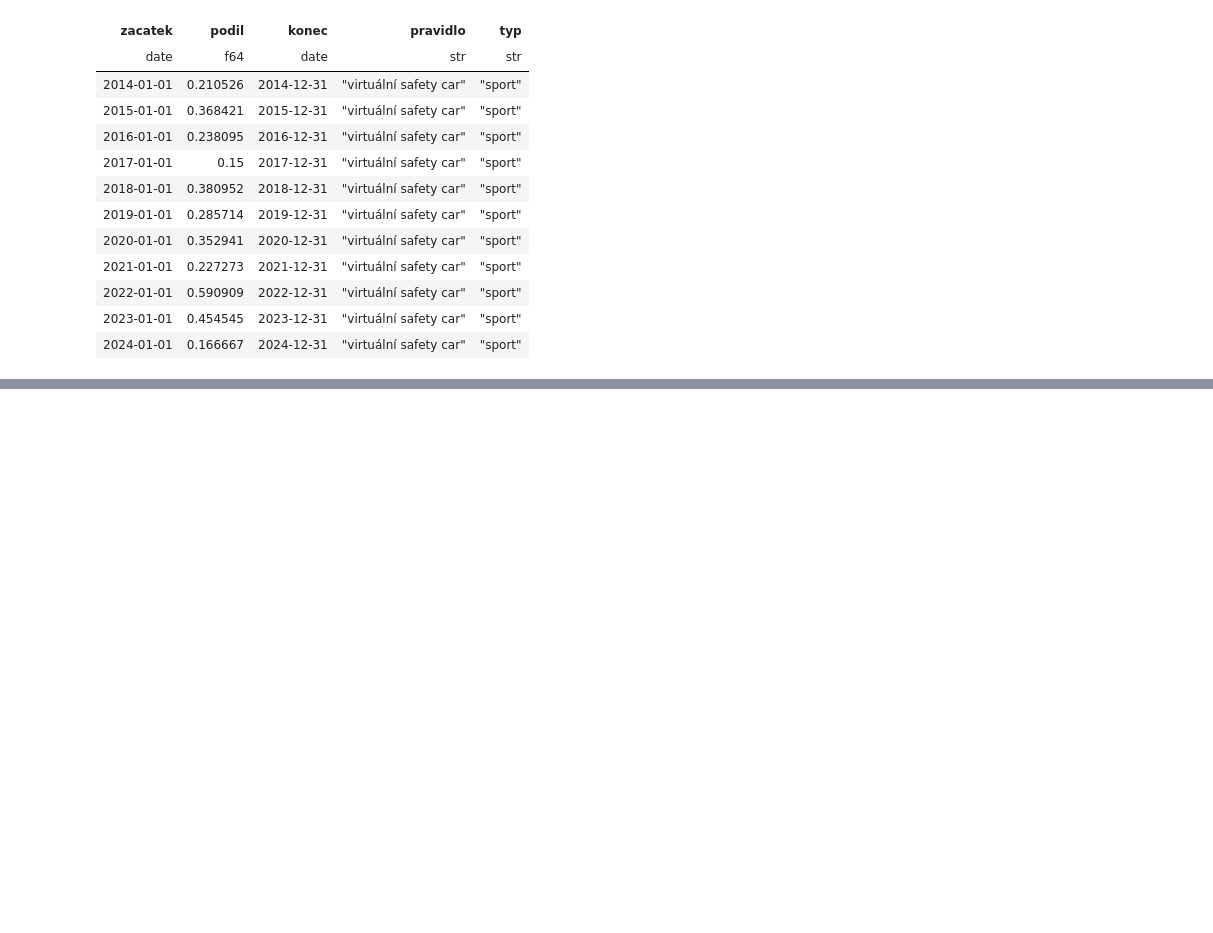
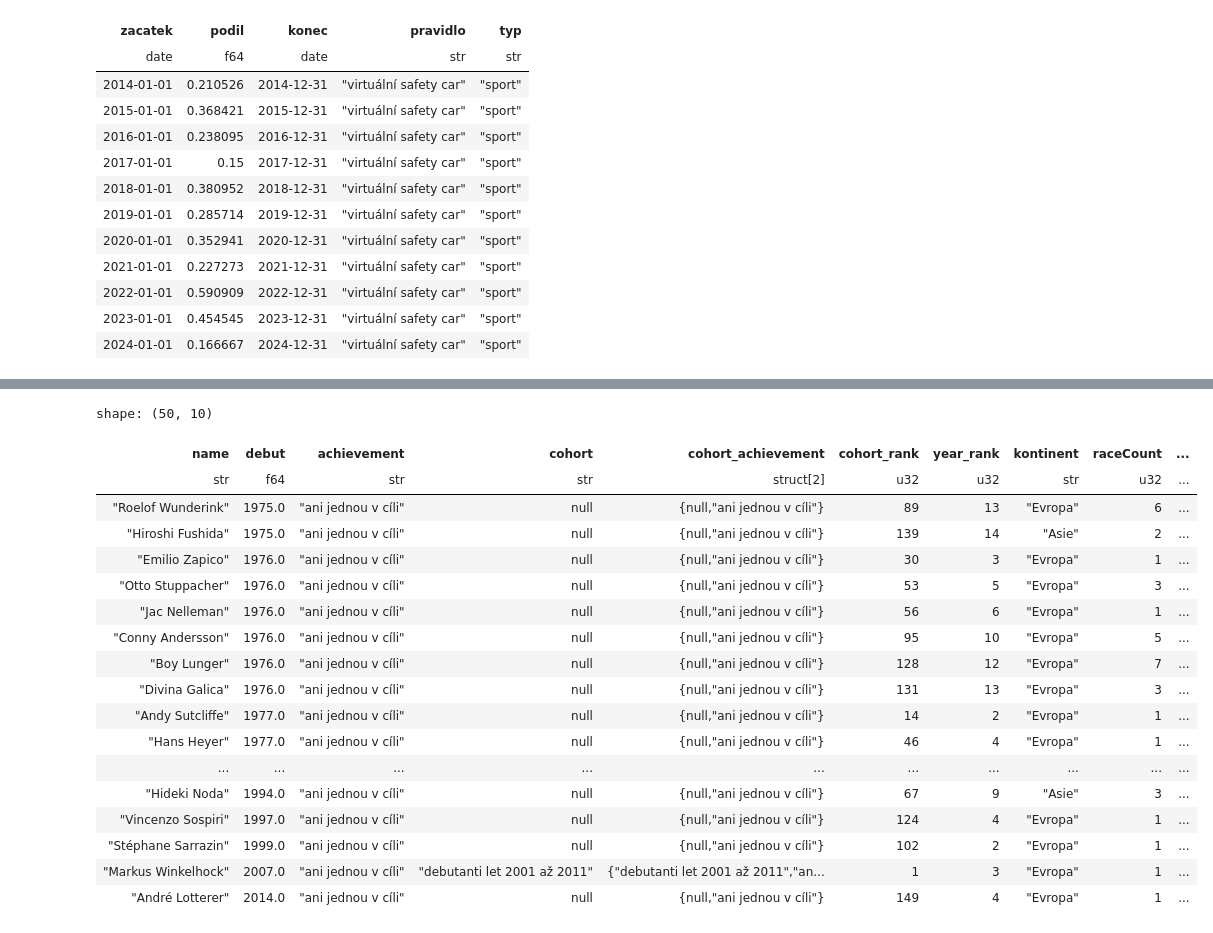
Before and after one commit to michalkasparek/f1-stats, a Jupyter notebook: 115_75_years.ipynb, the cells around one changed output, grey strips where cells are left out. Cells and saved outputs as stored; diff of their text form; code cells hidden in the pictures; blank space fills up the shorter version.

```diff
--- a/115_75_years.ipynb
+++ b/115_75_years.ipynb
@@ -1061,0 +1114,14 @@ graf_pravidla.configure_view(
+# %%
+first_seasons_participants = df.filter(
+    pl.col('year') == 1950
+).select(
+    pl.col('name')
+).to_series().to_list()
+
+first_debutants = df.filter(
+    pl.col('year') > 1950
+).filter(
+    pl.col("location") != "Indianapolis"
+).filter(
+    ~pl.col('name').is_in(first_seasons_participants)
+).group_by('name').agg(pl.col('date').min()).sort(by='date').head(50).select(pl.col('name')).to_series().to_list()
@@ -1061,0 +1148,3 @@ graf_pravidla.configure_view(
+# %%
+obdobi1 = f"debutanti let {int(debuts.filter(pl.col("name").is_in(first_debutants)).select(pl.col("debut")).min().item())} až {int(debuts.filter(pl.col("name").is_in(first_debutants)).select(pl.col("debut")).max().item())}"
+obdobi1
@@ -1061,0 +1153,16 @@ graf_pravidla.configure_view(
+# %%
+last_seasons_participants = df.filter(
+    pl.col('year') >= 2023
+).select(
+    pl.col('name')
+).to_series().to_list()
+
+gone_by_2023 = df.filter(~pl.col('name').is_in(last_seasons_participants)).select(pl.col('name')).to_series().to_list()
+
+last_debutants = df.filter(pl.col('name').is_in(gone_by_2023)).group_by('name').agg(pl.col('date').first()).sort(by='date').tail(50).select(pl.col('name')).to_series().to_list()
+
+last_century_drivers = df.filter(pl.col('year') <= 2000).select(pl.col('name')).to_series().to_list()
+
+this_century_debutants = df.filter(~pl.col('name').is_in(last_century_drivers)).group_by('name').agg(pl.col('date').first()).sort(by='date').head(50).select(pl.col('name')).to_series().to_list()
+
+this_century_debutants_all = df.filter(~pl.col('name').is_in(last_century_drivers)).group_by('name').agg(pl.col('date').first()).sort(by='date').select(pl.col('name')).to_series().to_list()
@@ -1061,0 +1264,3 @@ graf_pravidla.configure_view(
+# %%
+obdobi2 = f"debutanti let {int(debuts.filter(pl.col("name").is_in(this_century_debutants)).select(pl.col("debut")).min().item())} až {int(debuts.filter(pl.col("name").is_in(this_century_debutants)).select(pl.col("debut")).max().item())}"
+obdobi2
@@ -1061,0 +1462,22 @@ graf_pravidla.configure_view(
+# %%
+debuts.filter(pl.col("achievement") == "ani jednou v cíli").sort(by="debut").tail(50)
+# %% [output]
+shape: (50, 10)
+| name | debut | achievement | cohort | cohort_achievement | cohort_rank | year_rank | kontinent | raceCount | ... |
+| str | f64 | str | str | struct[2] | u32 | u32 | str | u32 | ... |
+| "Roelof Wunderink" | 1975.0 | "ani jednou v cíli" | null | {null,"ani jednou v cíli"} | 89 | 13 | "Evropa" | 6 | ... |
+| "Hiroshi Fushida" | 1975.0 | "ani jednou v cíli" | null | {null,"ani jednou v cíli"} | 139 | 14 | "Asie" | 2 | ... |
+| "Emilio Zapico" | 1976.0 | "ani jednou v cíli" | null | {null,"ani jednou v cíli"} | 30 | 3 | "Evropa" | 1 | ... |
+| "Otto Stuppacher" | 1976.0 | "ani jednou v cíli" | null | {null,"ani jednou v cíli"} | 53 | 5 | "Evropa" | 3 | ... |
+| "Jac Nelleman" | 1976.0 | "ani jednou v cíli" | null | {null,"ani jednou v cíli"} | 56 | 6 | "Evropa" | 1 | ... |
+| "Conny Andersson" | 1976.0 | "ani jednou v cíli" | null | {null,"ani jednou v cíli"} | 95 | 10 | "Evropa" | 5 | ... |
+| "Boy Lunger" | 1976.0 | "ani jednou v cíli" | null | {null,"ani jednou v cíli"} | 128 | 12 | "Evropa" | 7 | ... |
+| "Divina Galica" | 1976.0 | "ani jednou v cíli" | null | {null,"ani jednou v cíli"} | 131 | 13 | "Evropa" | 3 | ... |
+| "Andy Sutcliffe" | 1977.0 | "ani jednou v cíli" | null | {null,"ani jednou v cíli"} | 14 | 2 | "Evropa" | 1 | ... |
+| "Hans Heyer" | 1977.0 | "ani jednou v cíli" | null | {null,"ani jednou v cíli"} | 46 | 4 | "Evropa" | 1 | ... |
+| ... | ... | ... | ... | ... | ... | ... | ... | ... | ... |
+| "Hideki Noda" | 1994.0 | "ani jednou v cíli" | null | {null,"ani jednou v cíli"} | 67 | 9 | "Asie" | 3 | ... |
+| "Vincenzo Sospiri" | 1997.0 | "ani jednou v cíli" | null | {null,"ani jednou v cíli"} | 124 | 4 | "Evropa" | 1 | ... |
+| "Stéphane Sarrazin" | 1999.0 | "ani jednou v cíli" | null | {null,"ani jednou v cíli"} | 102 | 2 | "Evropa" | 1 | ... |
+| "Markus Winkelhock" | 2007.0 | "ani jednou v cíli" | "debutanti let 2001 až 2011" | {"debutanti let 2001 až 2011","an... | 1 | 3 | "Evropa" | 1 | ... |
+| "André Lotterer" | 2014.0 | "ani jednou v cíli" | null | {null,"ani jednou v cíli"} | 149 | 4 | "Evropa" | 1 | ... |
```
Also changed, not shown: parts of 59 cells of this notebook.
